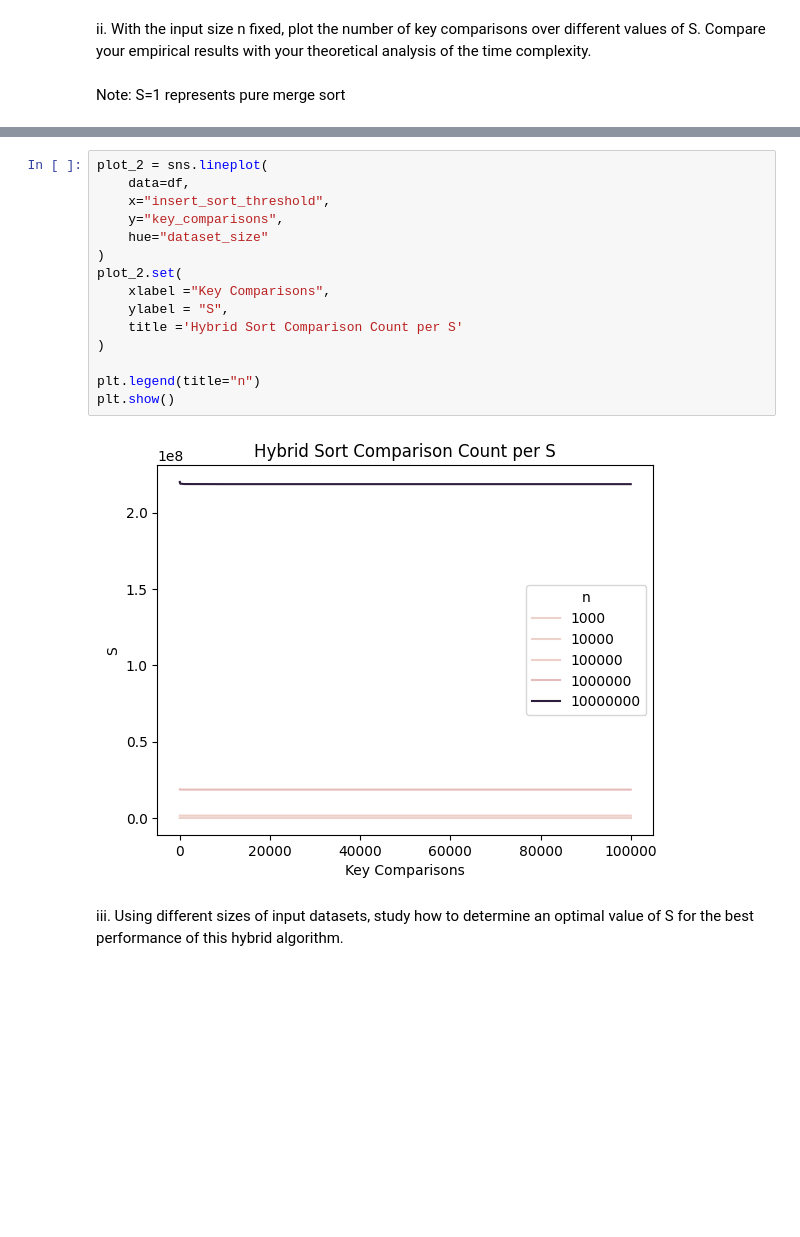
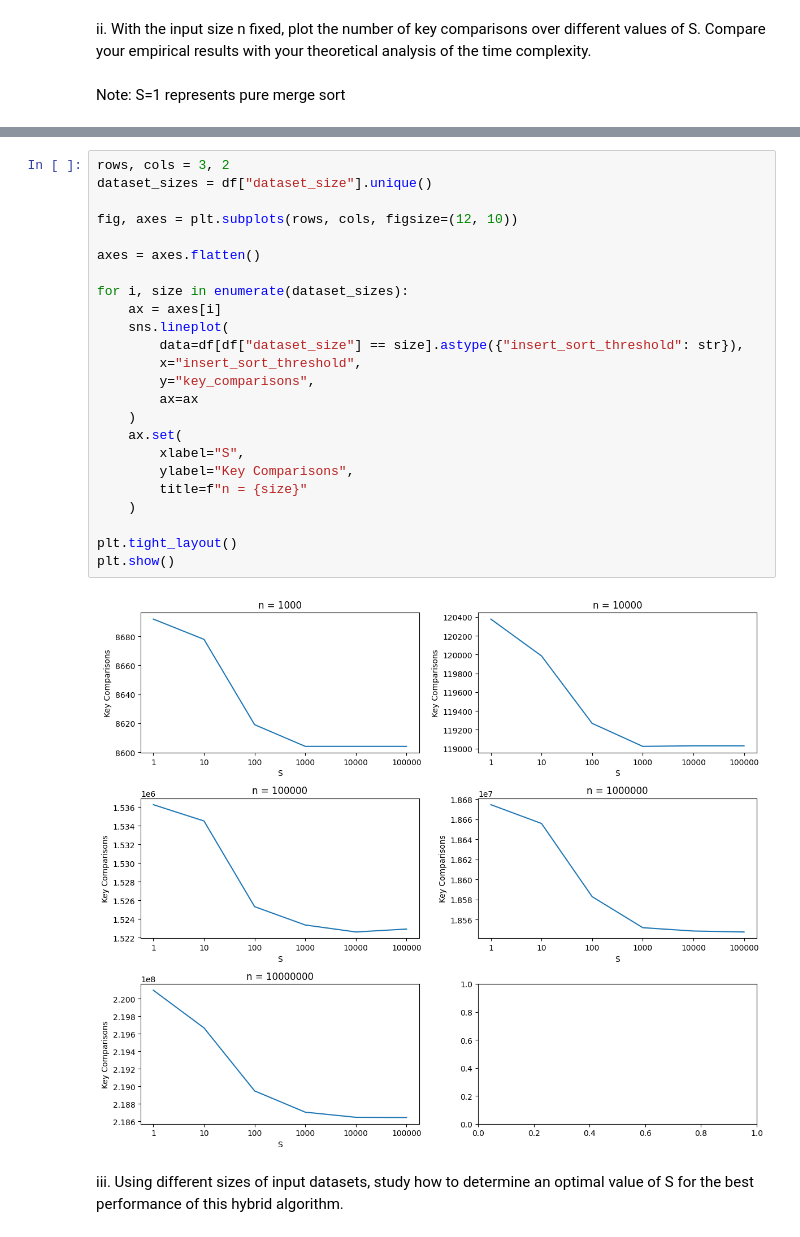
Before and after one commit to LEPK02/sc2001, a Jupyter notebook: Example Class 1/Project_1.ipynb, the cells around one changed output, grey strips where cells are left out. Drawn from its saved outputs; the diff is of its cells as text; blank space fills up the shorter version.

Commit message:
update graphs

```diff
--- a/Example Class 1/Project_1.ipynb
+++ b/Example Class 1/Project_1.ipynb
@@ -273,20 +278,29 @@ Note: S=1 represents pure merge sort
 # %%
-plot_2 = sns.lineplot(
-    data=df,
-    x="insert_sort_threshold",
-    y="key_comparisons",
-    hue="dataset_size"
-)
-plot_2.set(
-    xlabel ="Key Comparisons",
-    ylabel = "S",
-    title ='Hybrid Sort Comparison Count per S'
-)
+rows, cols = 3, 2
+dataset_sizes = df["dataset_size"].unique()
 
-plt.legend(title="n")
+fig, axes = plt.subplots(rows, cols, figsize=(12, 10))
+
+axes = axes.flatten()
+
+for i, size in enumerate(dataset_sizes):
+    ax = axes[i]
+    sns.lineplot(
+        data=df[df["dataset_size"] == size].astype({"insert_sort_threshold": str}),
+        x="insert_sort_threshold",
+        y="key_comparisons",
+        ax=ax
+    )
+    ax.set(
+        xlabel="S",
+        ylabel="Key Comparisons",
+        title=f"n = {size}"
+    )
+
+plt.tight_layout()
 plt.show()
 # %% [output]
-[figure, old version]
+[figure, new version]
 # %% [markdown]
 iii. Using different sizes of input datasets, study how to determine an
 optimal value of S for the best performance of this hybrid algorithm.
```
Also changed, not shown: parts of 4 cells of this notebook.
